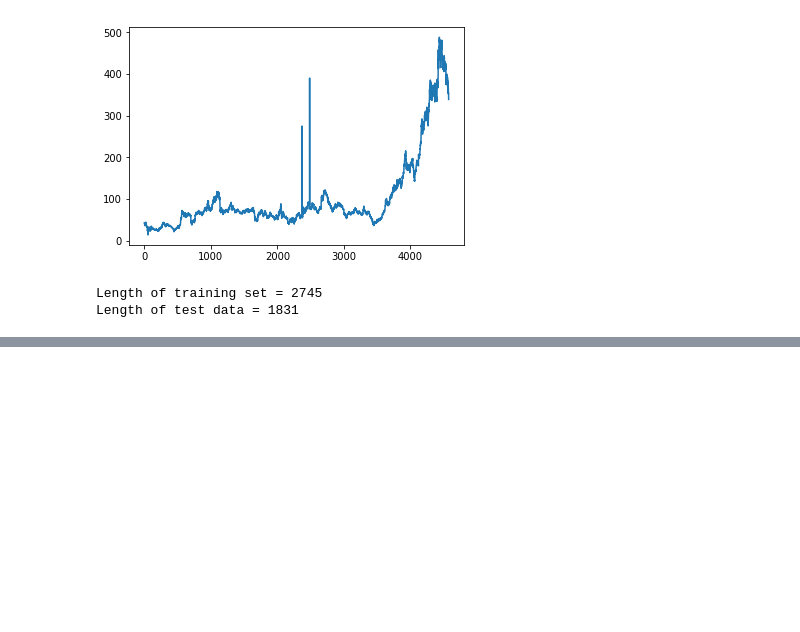
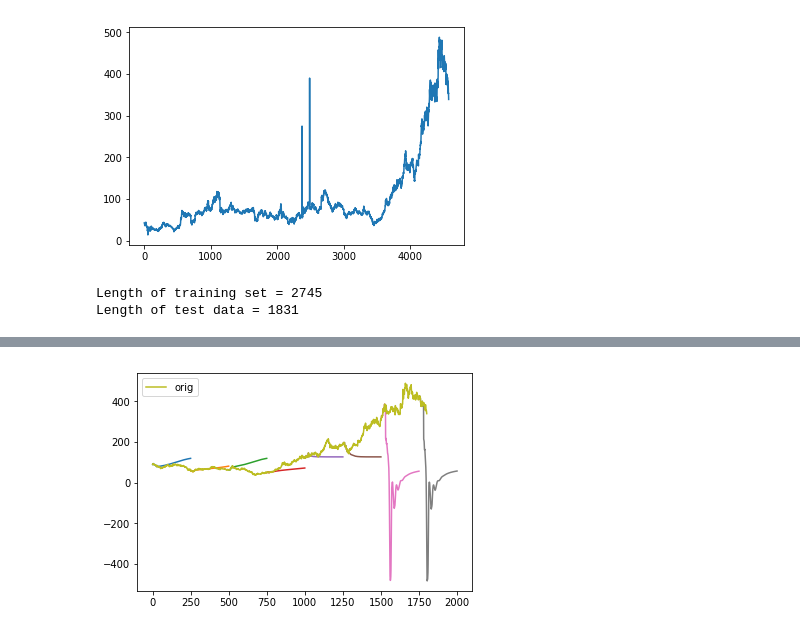
Before and after one commit to avinashshenoy97/myquity, a Jupyter notebook: iPython Notebooks/Single Layer LSTM.ipynb, the cells around one changed output, grey strips where cells are left out. Cells and saved outputs as stored; diff of their text form; code cells hidden in the pictures; blank space fills up the shorter version.

```diff
--- a/iPython Notebooks/Single Layer LSTM.ipynb
+++ b/iPython Notebooks/Single Layer LSTM.ipynb
@@ -163,0 +166,29 @@ SVG(model_to_dot(model).create(prog='dot', format='svg'))
+# %%
+# Print direction of growth - test set - take one month, predict the next year's values
+batchSize = 250
+end = False
+orig = scaler.fit_transform(test_y)
+orig.reshape(orig.shape[0])
+for i in range(0, len(test_y)+1, batchSize):
+    o = orig[i:i+look_back]
+    p = list(o[:])
+    for j in range(batchSize-look_back):
+        try:
+            p.append(model.predict(o.reshape((1, 1, 30)))[0])
+        except:
+            end = True
+            break
+        o = list(o[1:])
+        o.append(p[-1])
+        o = np.array(o)
+    if end:
+        break
+    p = scaler.inverse_transform(p)
+    plt.plot(range(i, i+batchSize), p)
+
+orig = scaler.inverse_transform(orig)
+plt.plot(orig, label='orig')
+plt.legend()
+plt.show()
+# %% [output]
+[figure, added]
```
Also changed, not shown: parts of 7 cells of this notebook, 1 other file.
